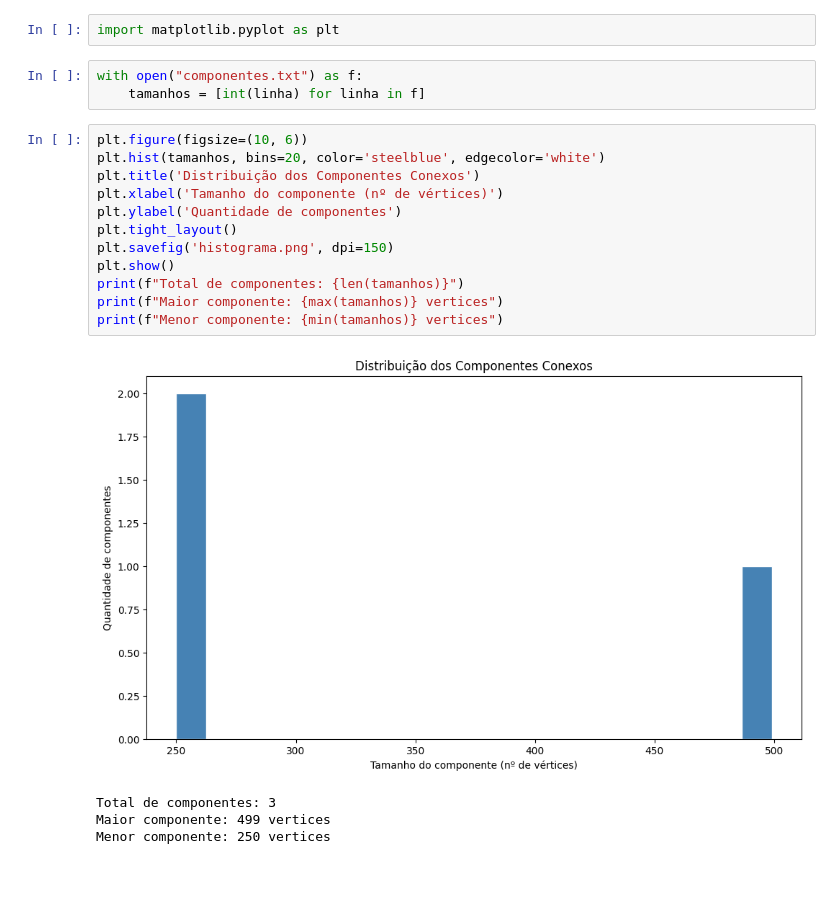
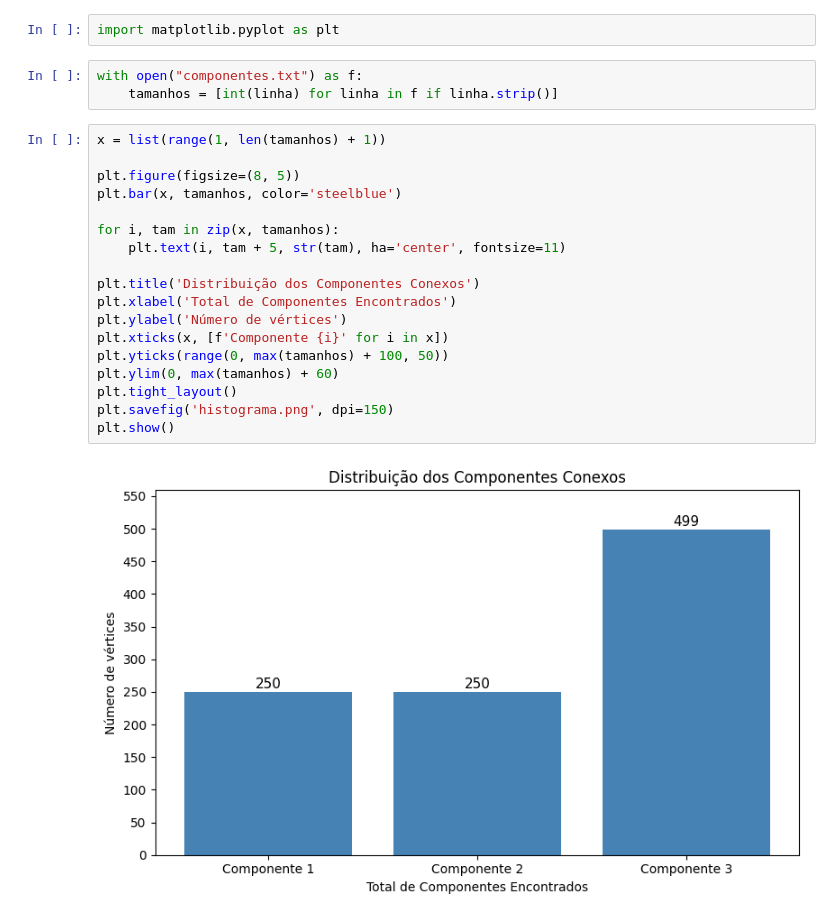
Before and after one commit to gabrielapdeoliveira/TEG, a Jupyter notebook: histograma_componentes.ipynb, the cells around one changed output. Saved outputs shown, nothing was run; the diff lists cells and outputs as text; blank space fills up the shorter version.

Commit message:
histograma dos componentes conexos feitos em python

```diff
--- a/histograma_componentes.ipynb
+++ b/histograma_componentes.ipynb
@@ -4,21 +4,24 @@
 import matplotlib.pyplot as plt
 # %%
 with open("componentes.txt") as f:
-    tamanhos = [int(linha) for linha in f]
+    tamanhos = [int(linha) for linha in f if linha.strip()]
-# %%
-plt.figure(figsize=(10, 6))
-plt.hist(tamanhos, bins=20, color='steelblue', edgecolor='white')
-plt.title('Distribuição dos Componentes Conexos')
-plt.xlabel('Tamanho do componente (nº de vértices)')
-plt.ylabel('Quantidade de componentes')
-plt.tight_layout()
-plt.savefig('histograma.png', dpi=150)
-plt.show()
-print(f"Total de componentes: {len(tamanhos)}")
-print(f"Maior componente: {max(tamanhos)} vertices")
-print(f"Menor componente: {min(tamanhos)} vertices")
-# %% [output]
-[figure, removed]
-Total de componentes: 3
-Maior componente: 499 vertices
-Menor componente: 250 vertices
+# %%
+x = list(range(1, len(tamanhos) + 1))
+
+plt.figure(figsize=(8, 5))
+plt.bar(x, tamanhos, color='steelblue')
+
+for i, tam in zip(x, tamanhos):
+    plt.text(i, tam + 5, str(tam), ha='center', fontsize=11)
+
+plt.title('Distribuição dos Componentes Conexos')
+plt.xlabel('Total de Componentes Encontrados')
+plt.ylabel('Número de vértices')
+plt.xticks(x, [f'Componente {i}' for i in x])
+plt.yticks(range(0, max(tamanhos) + 100, 50))
+plt.ylim(0, max(tamanhos) + 60)
+plt.tight_layout()
+plt.savefig('histograma.png', dpi=150)
+plt.show()
+# %% [output]
+[figure, added]
```
